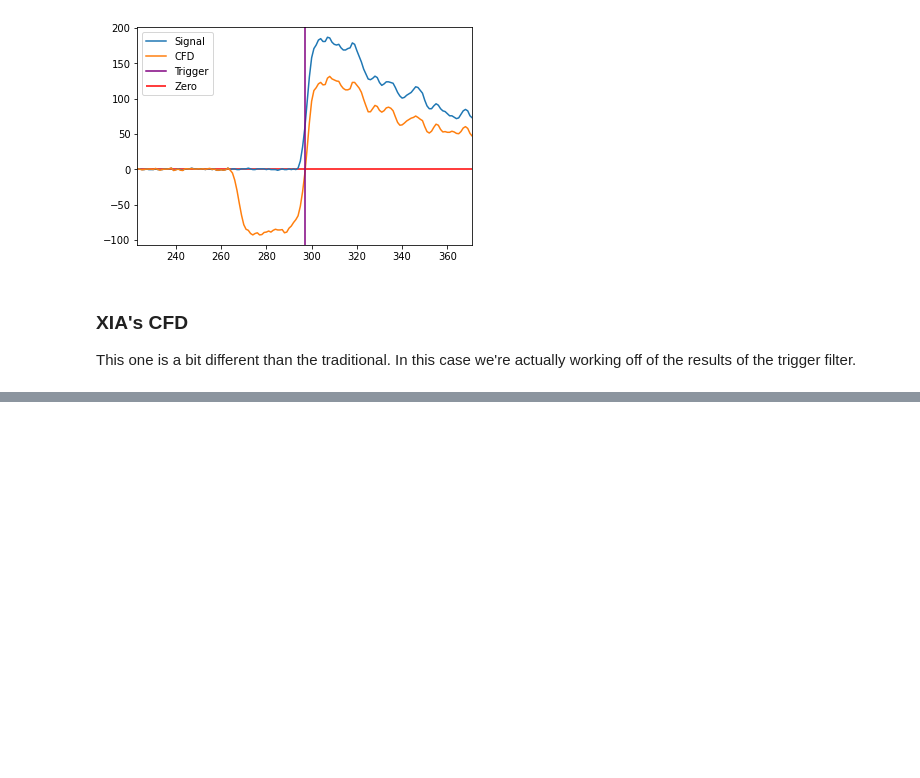
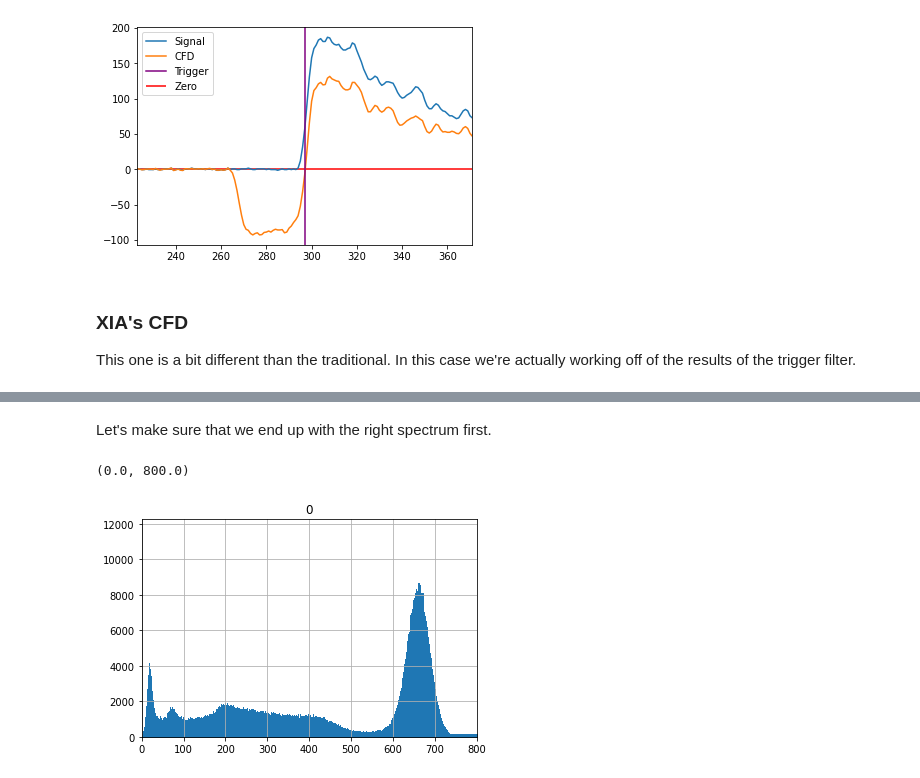
Before and after one commit to spaulaus/dsp_toolkit, a Jupyter notebook: docs/demo.ipynb, the cells around one changed output, grey strips where cells are left out. Drawn from its saved outputs; the diff is of its cells as text; code cells hidden in the pictures; blank space fills up the shorter version.

```diff
--- a/docs/demo.ipynb
+++ b/docs/demo.ipynb
@@ -168,0 +232,11 @@ ax.set_xlim([round(0.75 * xia_trigger), round(1.25 * xia_trigger)])
+# %% [markdown]
+Let's make sure that we end up with the right spectrum first.
+# %%
+ax = plt.gca()
+plt.scatter(choices, weights)
+DataFrame(random.choice(choices, 2563370, p=weights)).hist(bins=800 * root_binning_factor,
+                                                           range=[0, 800], ax=ax)
+ax.set_xlim([0, 800])
+# %% [output]
+(0.0, 800.0)
+[figure, added]
```
Also changed, not shown: parts of 13 cells of this notebook.
